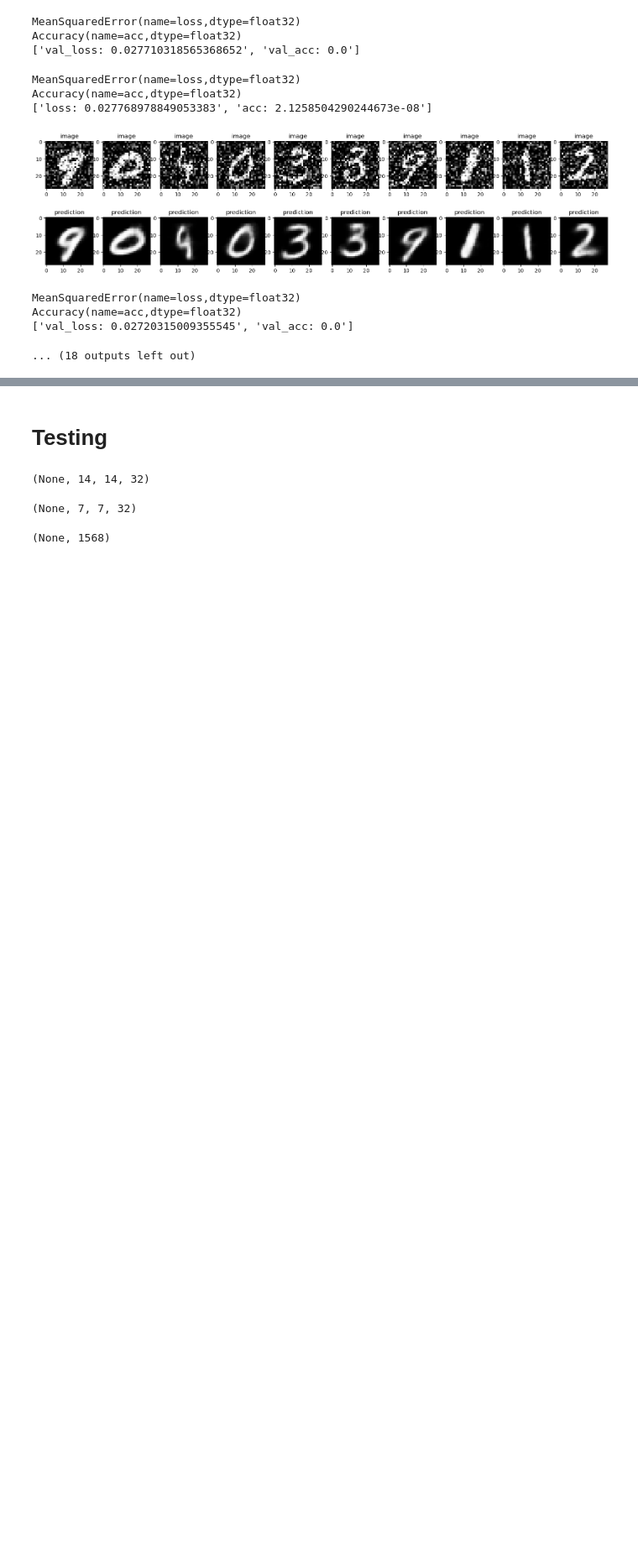
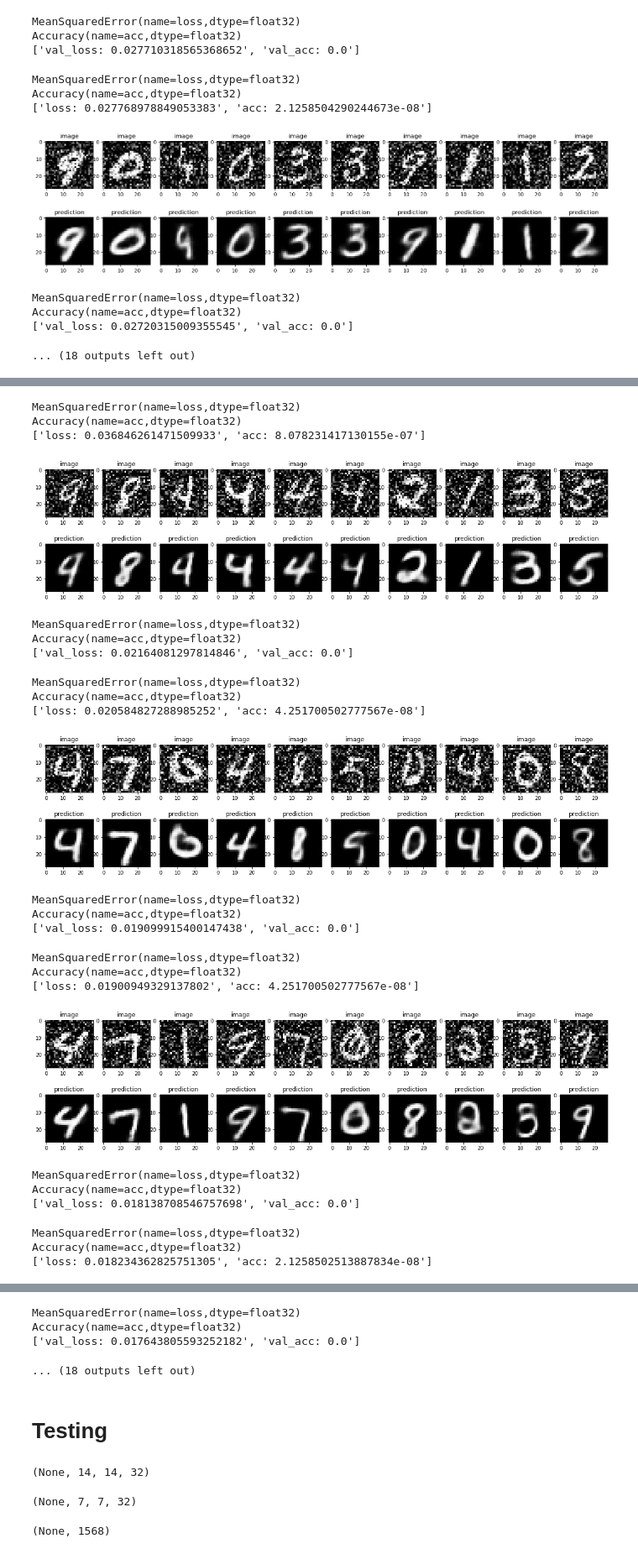
Before and after one commit to anbebe/-IANNwTF-Group-25, a Jupyter notebook: 08_Autoencoder/Leons drafts/autoencoder.ipynb, the cells around one changed output, grey strips where cells are left out. Shown at 84% size. Drawn from its saved outputs; the diff is of its cells as text; code cells hidden in the pictures; blank space fills up the shorter version.

```diff
--- a/08_Autoencoder/Leons drafts/autoencoder.ipynb
+++ b/08_Autoencoder/Leons drafts/autoencoder.ipynb
@@ -476,0 +634,36 @@ for img, noisy in train.take(1):
+# %%
+#1. instantiate model
+vae_model = VAE_Denoiser() # this model has relu as the activation function for the first dense layer of the decoder
+#model(tf.keras.Input((28,28,1)))
+#model.summary()
+epochs=10
+
+#2. choose a path to save the weights
+save_path = "trained_model_vae"
+
+training_loop(vae_model, train_ds,val_ds, epochs, train_summary_writer, val_summary_writer, save_path)
+# %% [output]
+MeanSquaredError(name=loss,dtype=float32)
+Accuracy(name=acc,dtype=float32)
+['loss: 0.036846261471509933', 'acc: 8.078231417130155e-07']
+[figure, added]
+MeanSquaredError(name=loss,dtype=float32)
+Accuracy(name=acc,dtype=float32)
+['val_loss: 0.02164081297814846', 'val_acc: 0.0']
+MeanSquaredError(name=loss,dtype=float32)
+Accuracy(name=acc,dtype=float32)
+['loss: 0.020584827288985252', 'acc: 4.251700502777567e-08']
+[figure, added]
+MeanSquaredError(name=loss,dtype=float32)
+Accuracy(name=acc,dtype=float32)
+['val_loss: 0.019099915400147438', 'val_acc: 0.0']
+MeanSquaredError(name=loss,dtype=float32)
+Accuracy(name=acc,dtype=float32)
+['loss: 0.01900949329137802', 'acc: 4.251700502777567e-08']
+[figure, added]
+MeanSquaredError(name=loss,dtype=float32)
+Accuracy(name=acc,dtype=float32)
+['val_loss: 0.018138708546757698', 'val_acc: 0.0']
+MeanSquaredError(name=loss,dtype=float32)
+Accuracy(name=acc,dtype=float32)
+['loss: 0.018234362825751305', 'acc: 2.1258502513887834e-08']
@@ -477,3 +671,7 @@ for img, noisy in train.take(1):
+MeanSquaredError(name=loss,dtype=float32)
+Accuracy(name=acc,dtype=float32)
+['val_loss: 0.017643805593252182', 'val_acc: 0.0']
+... (18 outputs left out)
 # %% [markdown]
 # Testing
 # %%
```
Also changed, not shown: parts of 9 cells of this notebook, 9 other files.
